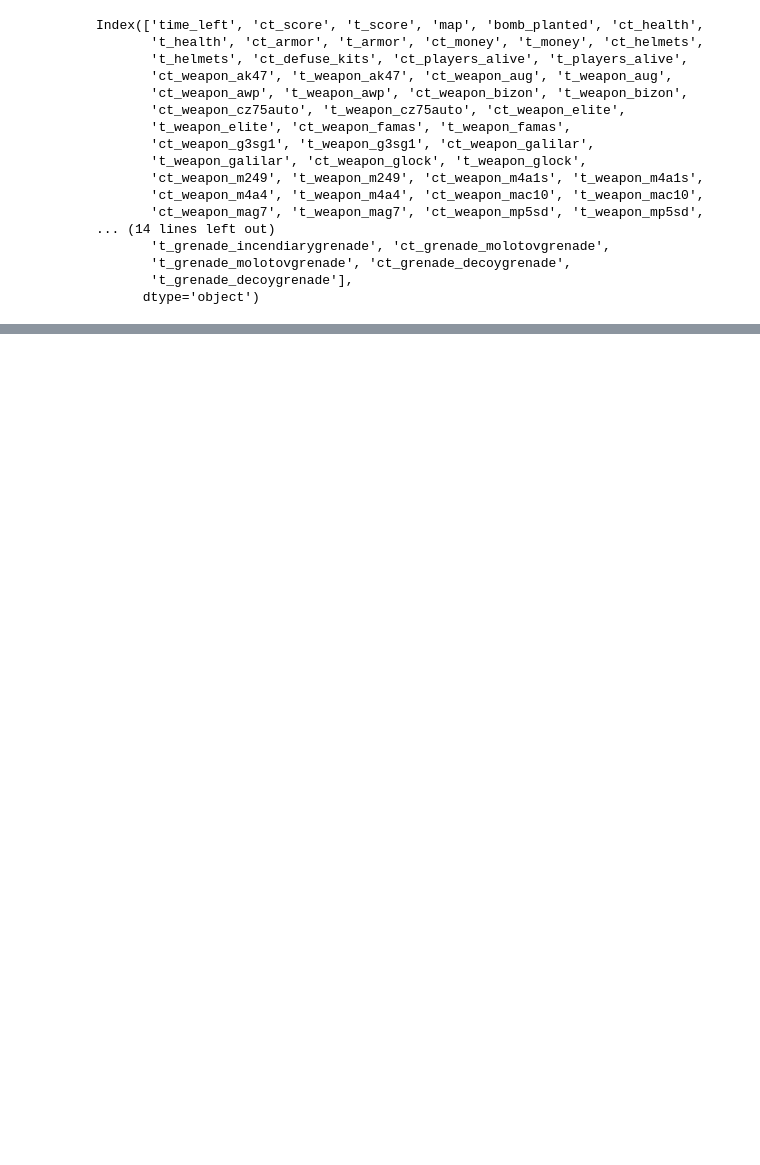
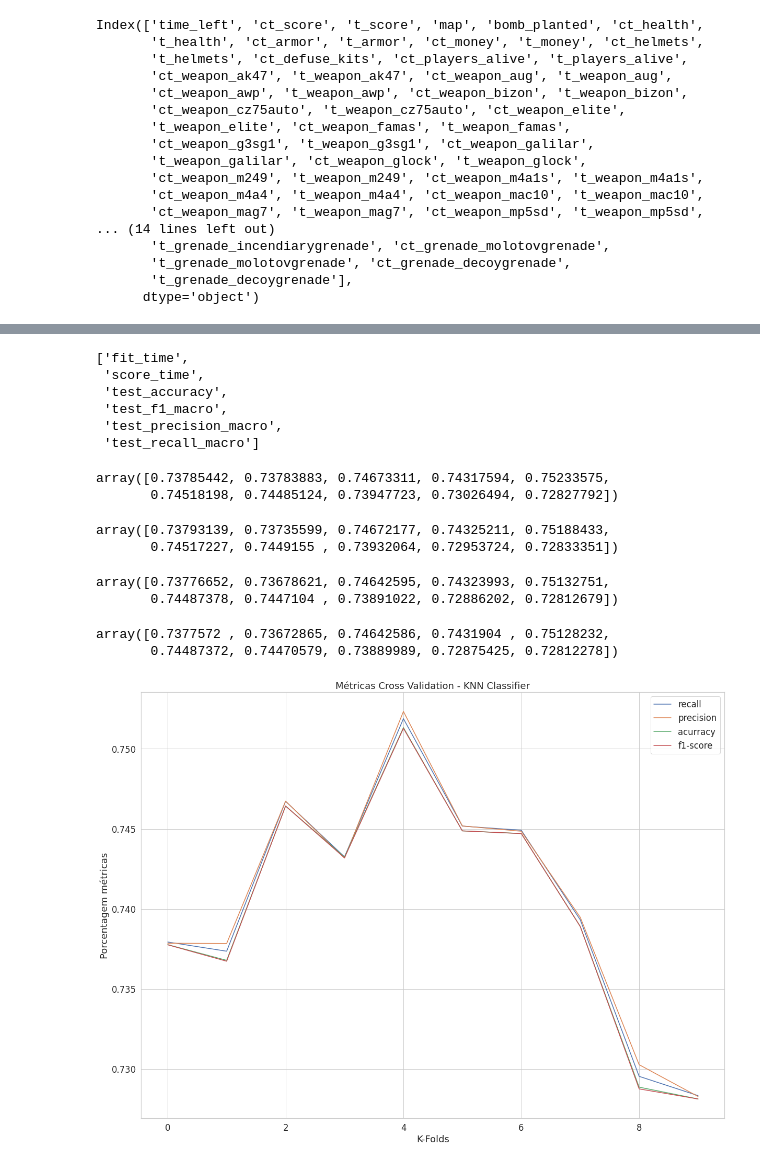
Before and after one commit to brunofaria27/machine-learning-pratical, a Jupyter notebook: csgo_prediction_winner_round.ipynb, the cells around one changed output, grey strips where cells are left out. Drawn from its saved outputs; the diff is of its cells as text; code cells hidden in the pictures; blank space fills up the shorter version.

```diff
--- a/csgo_prediction_winner_round.ipynb
+++ b/csgo_prediction_winner_round.ipynb
@@ -221,0 +224,61 @@ Text(0, 0.5, 'Cross-Validated-Accuracy')
+# %%
+scoring = ['precision_macro', 'recall_macro', 'accuracy', 'f1_macro']
+
+knn = KNeighborsClassifier(n_neighbors=25)
+scores = cross_validate(knn, X, y, scoring=scoring, cv=10)
+
+sorted(scores.keys())
+# %% [output]
+['fit_time',
+ 'score_time',
+ 'test_accuracy',
+ 'test_f1_macro',
+ 'test_precision_macro',
+ 'test_recall_macro']
+# %%
+test_precision = list()
+test_recall = list()
+test_accuracy = list()
+test_f1 = list()
+
+test_precision = scores['test_precision_macro']
+test_recal = scores['test_recall_macro']
+test_acurracy = scores['test_accuracy']
+test_f1 = scores['test_f1_macro']
+# %%
+test_precision
+# %% [output]
+array([0.73785442, 0.73783883, 0.74673311, 0.74317594, 0.75233575,
+       0.74518198, 0.74485124, 0.73947723, 0.73026494, 0.72827792])
+# %%
+test_recal
+# %% [output]
+array([0.73793139, 0.73735599, 0.74672177, 0.74325211, 0.75188433,
+       0.74517227, 0.7449155 , 0.73932064, 0.72953724, 0.72833351])
+# %%
+test_acurracy
+# %% [output]
+array([0.73776652, 0.73678621, 0.74642595, 0.74323993, 0.75132751,
+       0.74487378, 0.7447104 , 0.73891022, 0.72886202, 0.72812679])
+# %%
+test_f1
+# %% [output]
+array([0.7377572 , 0.73672865, 0.74642586, 0.7431904 , 0.75128232,
+       0.74487372, 0.74470579, 0.73889989, 0.72875425, 0.72812278])
+# %%
+%matplotlib inline
+plt.figure(figsize=(20, 15))
+plt.plot(test_recal, label = 'recall')
+plt.plot(test_precision, label = 'precision')
+plt.plot(test_acurracy, label = 'acurracy')
+plt.plot(test_f1, label = 'f1-score')
+
+plt.xlabel('K-Folds')
+plt.ylabel('Porcentagem métricas')
+plt.title('Métricas Cross Validation - KNN Classifier')
+
+plt.legend()
+
+plt.show()
+# %% [output]
+[figure, added]
```
Also changed, not shown: parts of 28 cells of this notebook.
